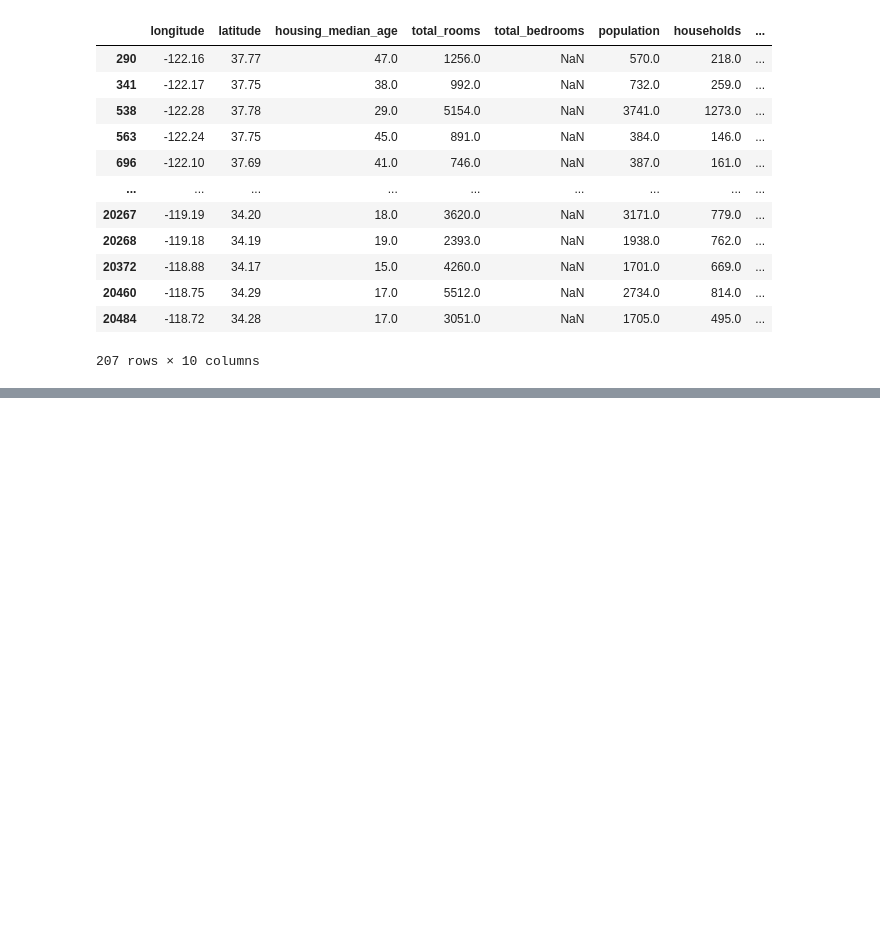
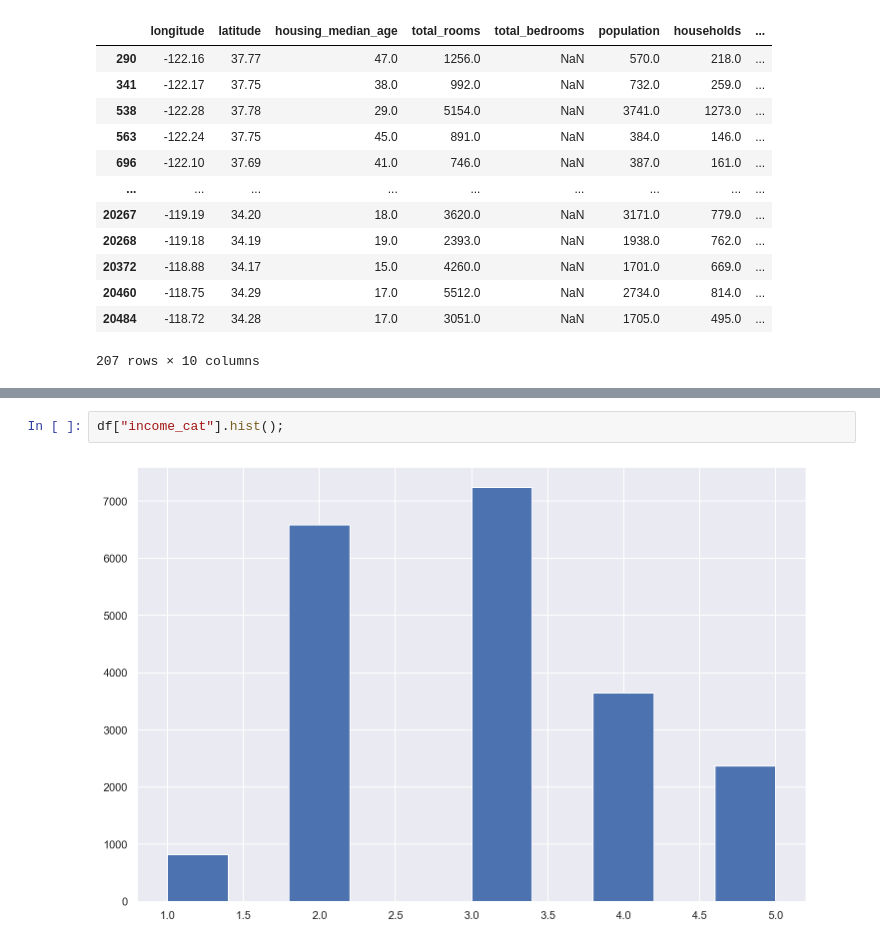
Before and after one commit to lambdaclass/data_etudes, a Jupyter notebook: clases/clase_7_proyecto_ml.ipynb, the cells around one changed output, grey strips where cells are left out. Drawn from its saved outputs; the diff is of its cells as text; blank space fills up the shorter version.

```diff
--- a/clases/clase_7_proyecto_ml.ipynb
+++ b/clases/clase_7_proyecto_ml.ipynb
@@ -131,0 +149,4 @@ df[df['total_bedrooms'].isna()]
+# %%
+df["income_cat"].hist();
+# %% [output]
+[figure, added]
```
Also changed, not shown: parts of 15 cells of this notebook.
